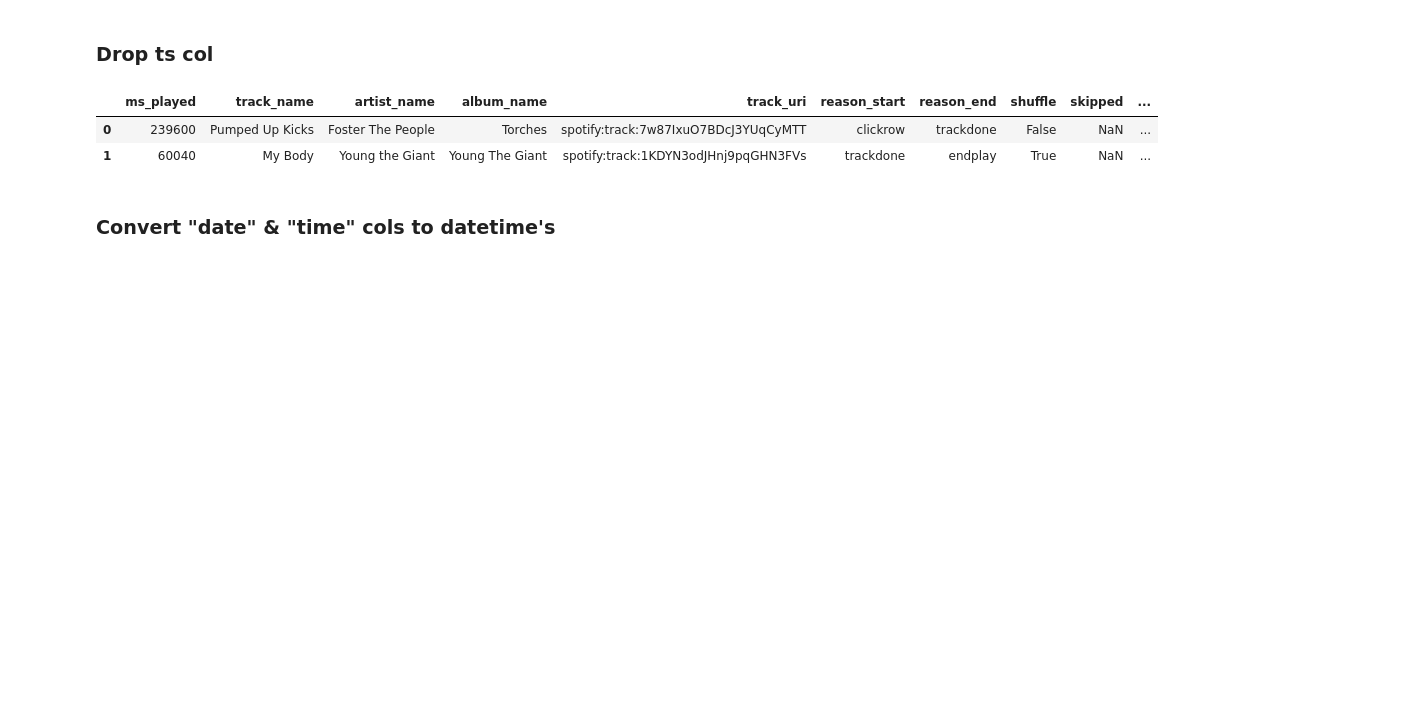
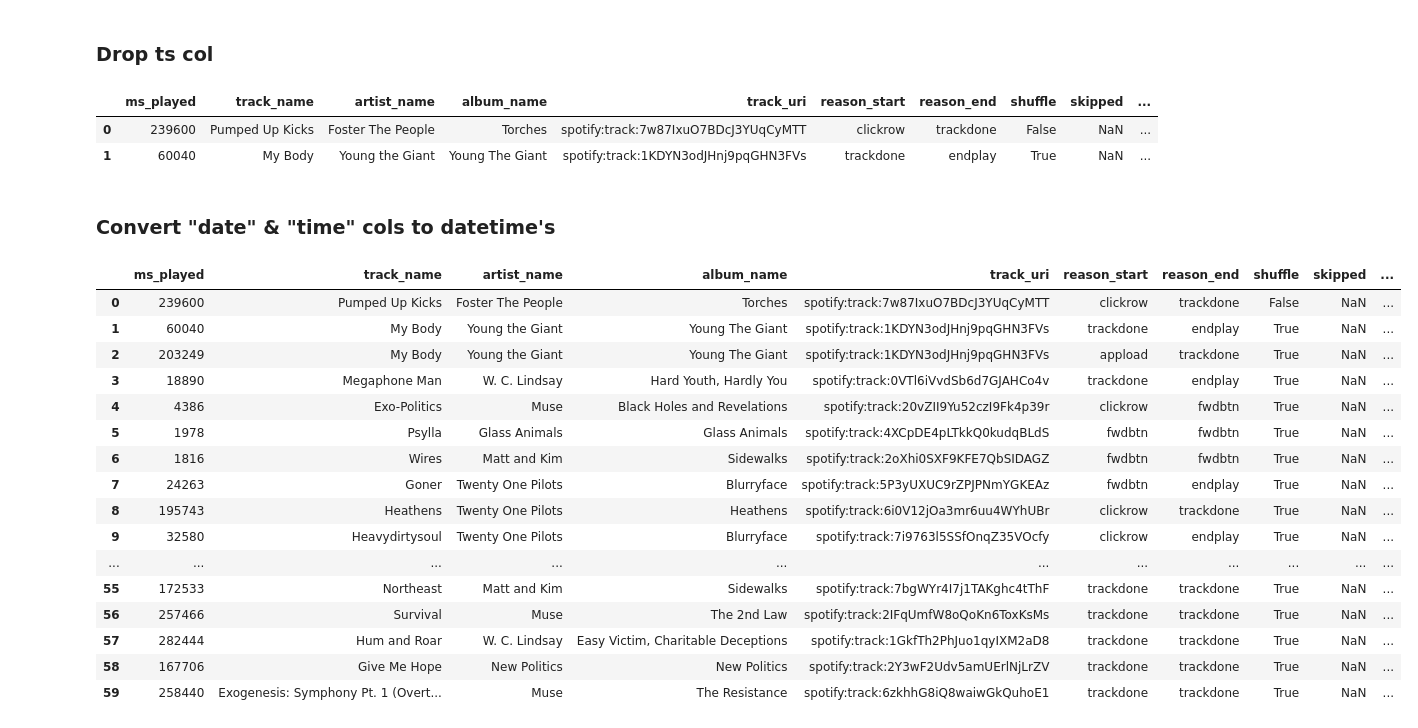
Before and after one commit to August-JF-Perez/Spotify_Music_History_Analysis, a Jupyter notebook: Spotify_Music_Analysis.ipynb, the cells around one changed output. Drawn from its saved outputs; the diff is of its cells as text; code cells hidden in the pictures; blank space fills up the shorter version.

```diff
--- a/Spotify_Music_Analysis.ipynb
+++ b/Spotify_Music_Analysis.ipynb
@@ -440,3 +440,23 @@ df_music.head(2)
 | 1 | 60040 | My Body | Young the Giant | Young The Giant | spotify:track:1KDYN3odJHnj9pqGHN3FVs | trackdone | endplay | True | NaN | ... |
 # %% [markdown]
 ### Convert "date" & "time" cols to datetime's
+# %%
+df_music.head(60)
+# %% [output]
+|  | ms_played | track_name | artist_name | album_name | track_uri | reason_start | reason_end | shuffle | skipped | ... |
+| 0 | 239600 | Pumped Up Kicks | Foster The People | Torches | spotify:track:7w87IxuO7BDcJ3YUqCyMTT | clickrow | trackdone | False | NaN | ... |
+| 1 | 60040 | My Body | Young the Giant | Young The Giant | spotify:track:1KDYN3odJHnj9pqGHN3FVs | trackdone | endplay | True | NaN | ... |
+| 2 | 203249 | My Body | Young the Giant | Young The Giant | spotify:track:1KDYN3odJHnj9pqGHN3FVs | appload | trackdone | True | NaN | ... |
+| 3 | 18890 | Megaphone Man | W. C. Lindsay | Hard Youth, Hardly You | spotify:track:0VTl6iVvdSb6d7GJAHCo4v | trackdone | endplay | True | NaN | ... |
+| 4 | 4386 | Exo-Politics | Muse | Black Holes and Revelations | spotify:track:20vZII9Yu52czI9Fk4p39r | clickrow | fwdbtn | True | NaN | ... |
+| 5 | 1978 | Psylla | Glass Animals | Glass Animals | spotify:track:4XCpDE4pLTkkQ0kudqBLdS | fwdbtn | fwdbtn | True | NaN | ... |
+| 6 | 1816 | Wires | Matt and Kim | Sidewalks | spotify:track:2oXhi0SXF9KFE7QbSIDAGZ | fwdbtn | fwdbtn | True | NaN | ... |
+| 7 | 24263 | Goner | Twenty One Pilots | Blurryface | spotify:track:5P3yUXUC9rZPJPNmYGKEAz | fwdbtn | endplay | True | NaN | ... |
+| 8 | 195743 | Heathens | Twenty One Pilots | Heathens | spotify:track:6i0V12jOa3mr6uu4WYhUBr | clickrow | trackdone | True | NaN | ... |
+| 9 | 32580 | Heavydirtysoul | Twenty One Pilots | Blurryface | spotify:track:7i9763l5SSfOnqZ35VOcfy | clickrow | endplay | True | NaN | ... |
+| ... | ... | ... | ... | ... | ... | ... | ... | ... | ... | ... |
+| 55 | 172533 | Northeast | Matt and Kim | Sidewalks | spotify:track:7bgWYr4I7j1TAKghc4tThF | trackdone | trackdone | True | NaN | ... |
+| 56 | 257466 | Survival | Muse | The 2nd Law | spotify:track:2IFqUmfW8oQoKn6ToxKsMs | trackdone | trackdone | True | NaN | ... |
+| 57 | 282444 | Hum and Roar | W. C. Lindsay | Easy Victim, Charitable Deceptions | spotify:track:1GkfTh2PhJuo1qyIXM2aD8 | trackdone | trackdone | True | NaN | ... |
+| 58 | 167706 | Give Me Hope | New Politics | New Politics | spotify:track:2Y3wF2Udv5amUErlNjLrZV | trackdone | trackdone | True | NaN | ... |
+| 59 | 258440 | Exogenesis: Symphony Pt. 1 (Overt... | Muse | The Resistance | spotify:track:6zkhhG8iQ8waiwGkQuhoE1 | trackdone | trackdone | True | NaN | ... |
```
Also changed, not shown: parts of 2 cells of this notebook.
